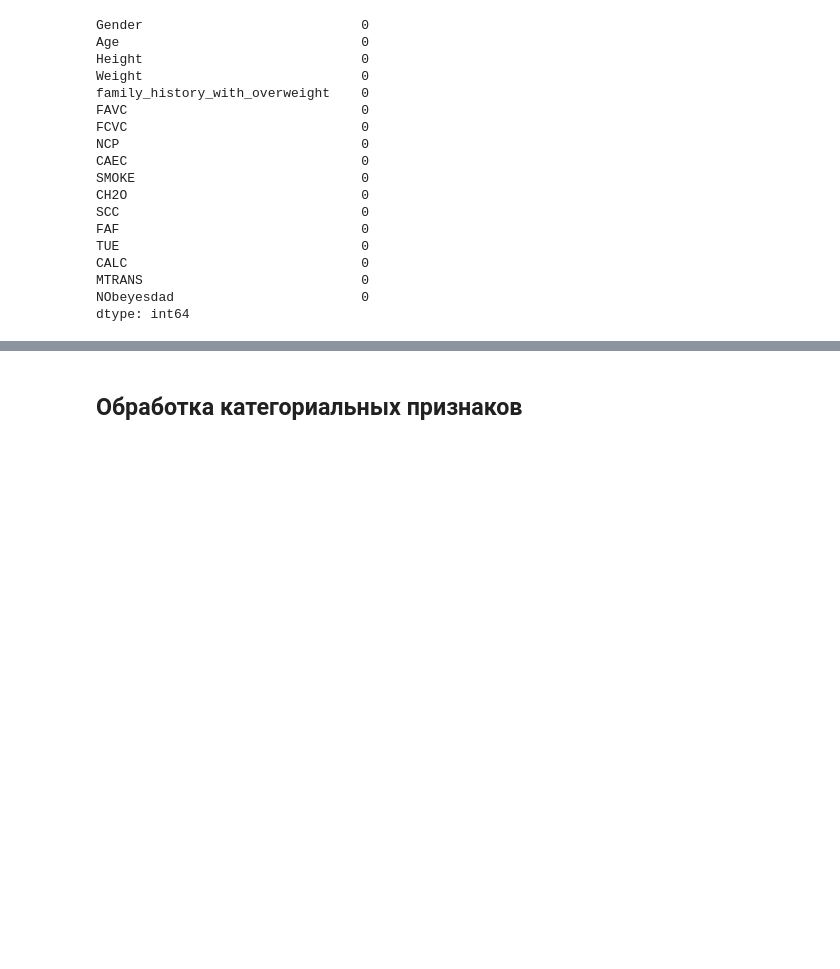
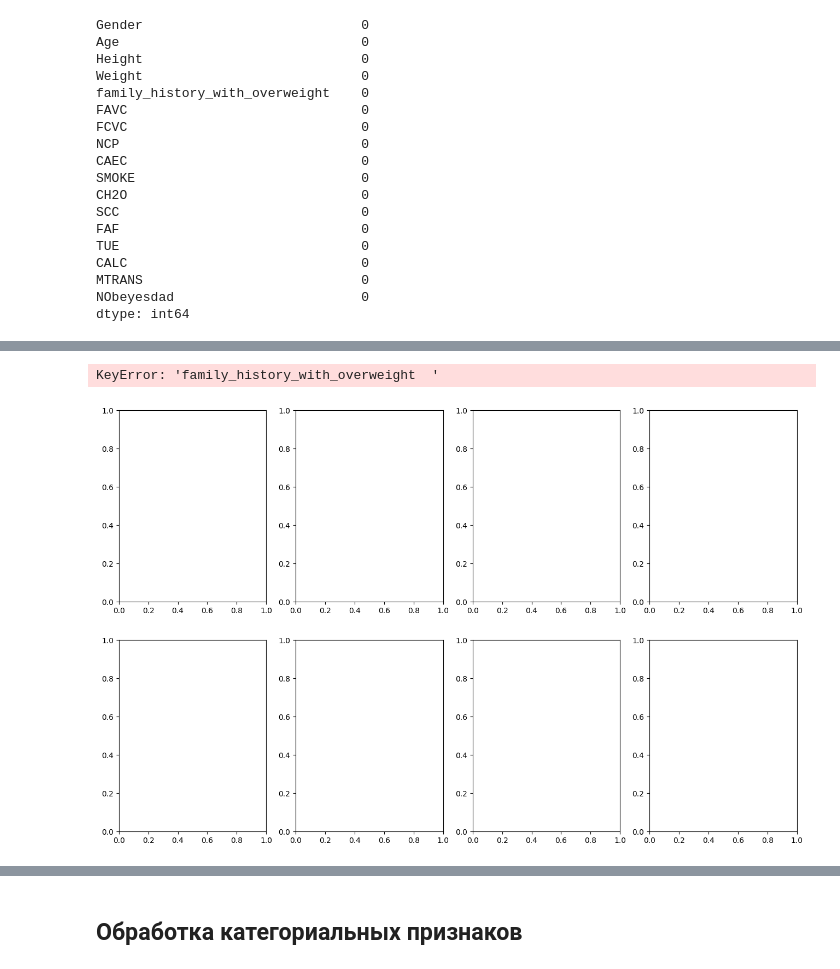
Before and after one commit to Hracc/Multiclass_prediction_of_obesity_risk, a Jupyter notebook: shared_folder/sasha_folder/data.ipynb, the cells around one changed output, grey strips where cells are left out. Cells and saved outputs as stored; diff of their text form; code cells hidden in the pictures; blank space fills up the shorter version.

```diff
--- a/shared_folder/sasha_folder/data.ipynb
+++ b/shared_folder/sasha_folder/data.ipynb
@@ -142,0 +178,29 @@ dtype: int64
+# %%
+fig, axes = plt.subplots(2, 4, figsize=(16, 10))
+
+axes[0,0].hist(df['family_history_with_overweight  '])
+axes[0,0].set_xlabel('family_history_with_overweight  ')
+
+axes[0,1].hist(df['FAVC'])
+axes[0,1].set_xlabel('FAVC')
+
+axes[0,2].hist(df['CAEC'])
+axes[0,2].set_xlabel('CAEC')
+
+axes[0,3].hist(df['SMOKE'])
+axes[0,3].set_xlabel('SMOKE')
+
+axes[1,0].hist(df['SCC'])
+axes[1,0].set_xlabel('SCC')
+
+axes[1,1].hist(df['MTRANS'])
+axes[1,1].set_xlabel('MTRANS')
+
+axes[1,2].hist(df['NObeyesdad'])
+axes[1,2].set_xlabel('NObeyesdad')
+
+plt.tight_layout()
+plt.show()
+# %% [output]
+KeyError: 'family_history_with_overweight  '
+[figure, added]
```
Also changed, not shown: parts of 6 cells of this notebook, 3 other files.
